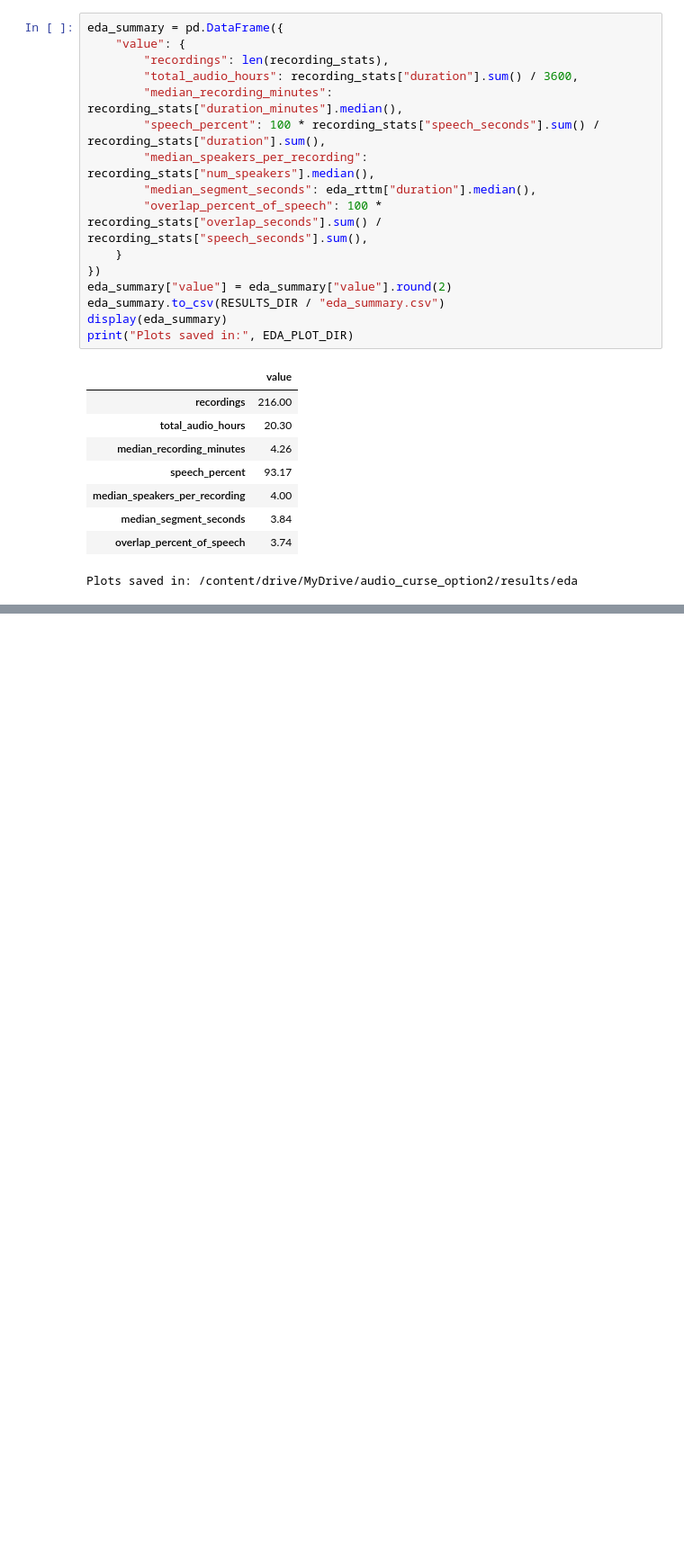
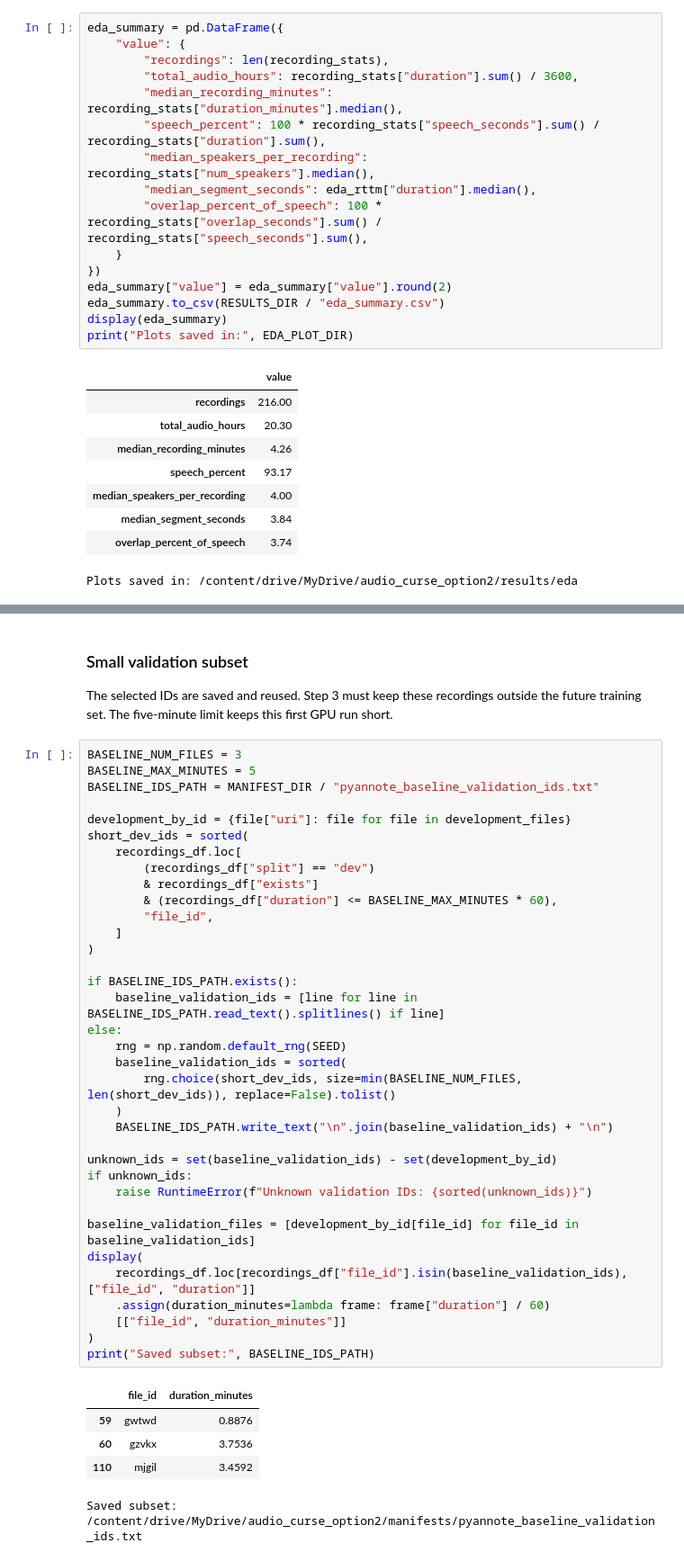
Before and after one commit to KharinTymofii/audio-curse, a Jupyter notebook: diarization.ipynb, the cells around one changed output, grey strips where cells are left out. Shown at 90% size. Drawn from its saved outputs; the diff is of its cells as text; blank space fills up the shorter version.

```diff
--- a/diarization.ipynb
+++ b/diarization.ipynb
@@ -825,0 +1139,45 @@ Plots saved in: /content/drive/MyDrive/audio_curse_option2/results/eda
+# %% [markdown]
+### Small validation subset
+
+The selected IDs are saved and reused. Step 3 must keep these recordings outside the future training set. The five-minute limit keeps this first GPU run short.
+# %%
+BASELINE_NUM_FILES = 3
+BASELINE_MAX_MINUTES = 5
+BASELINE_IDS_PATH = MANIFEST_DIR / "pyannote_baseline_validation_ids.txt"
+
+development_by_id = {file["uri"]: file for file in development_files}
+short_dev_ids = sorted(
+    recordings_df.loc[
+        (recordings_df["split"] == "dev")
+        & recordings_df["exists"]
+        & (recordings_df["duration"] <= BASELINE_MAX_MINUTES * 60),
+        "file_id",
+    ]
+)
+
+if BASELINE_IDS_PATH.exists():
+    baseline_validation_ids = [line for line in BASELINE_IDS_PATH.read_text().splitlines() if line]
+else:
+    rng = np.random.default_rng(SEED)
+    baseline_validation_ids = sorted(
+        rng.choice(short_dev_ids, size=min(BASELINE_NUM_FILES, len(short_dev_ids)), replace=False).tolist()
+    )
+    BASELINE_IDS_PATH.write_text("\n".join(baseline_validation_ids) + "\n")
+
+unknown_ids = set(baseline_validation_ids) - set(development_by_id)
+if unknown_ids:
+    raise RuntimeError(f"Unknown validation IDs: {sorted(unknown_ids)}")
+
+baseline_validation_files = [development_by_id[file_id] for file_id in baseline_validation_ids]
+display(
+    recordings_df.loc[recordings_df["file_id"].isin(baseline_validation_ids), ["file_id", "duration"]]
+    .assign(duration_minutes=lambda frame: frame["duration"] / 60)
+    [["file_id", "duration_minutes"]]
+)
+print("Saved subset:", BASELINE_IDS_PATH)
+# %% [output]
+|  | file_id | duration_minutes |
+| 59 | gwtwd | 0.8876 |
+| 60 | gzvkx | 3.7536 |
+| 110 | mjgil | 3.4592 |
+Saved subset: /content/drive/MyDrive/audio_curse_option2/manifests/pyannote_baseline_validation_ids.txt
```
Also changed, not shown: parts of 18 cells of this notebook.
